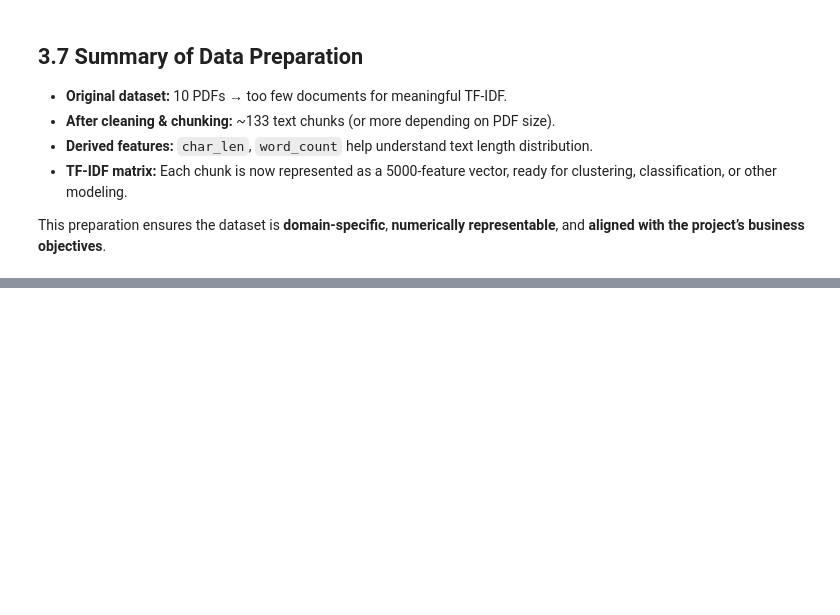
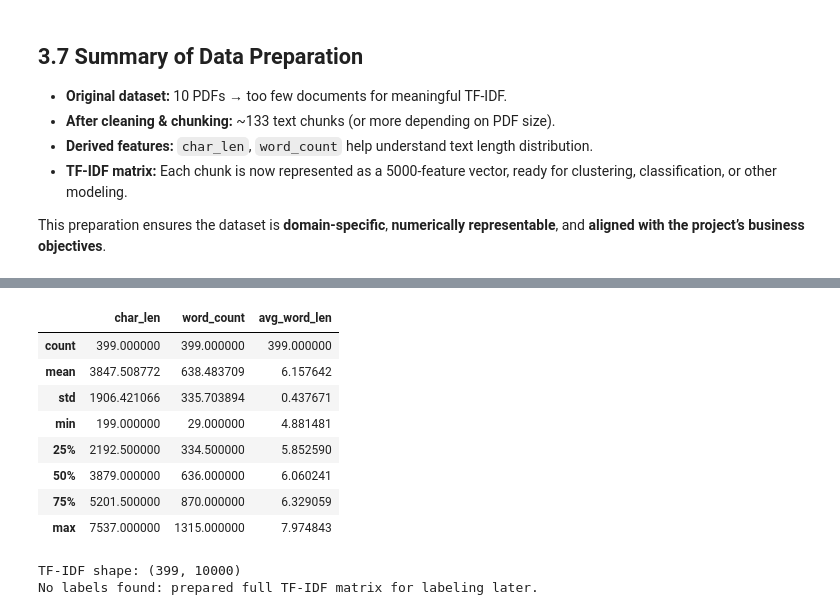
Before and after one commit to M0M0-M/csc4792-project_team_28, a Jupyter notebook: csc4792_project_team_28-notebook.ipynb, the cells around one changed output, grey strips where cells are left out. Saved outputs shown, nothing was run; the diff lists cells and outputs as text; code cells hidden in the pictures; blank space fills up the shorter version.

```diff
--- a/csc4792_project_team_28-notebook.ipynb
+++ b/csc4792_project_team_28-notebook.ipynb
@@ -584,0 +857,38 @@ This preparation ensures the dataset is **domain-specific**, **numerically repre
+# %%
+# [DP] 3.4 Feature Engineering
+# Features already added during cleaning: char_len, word_count
+# Additional features: average word length
+
+df_clean["avg_word_len"] = df_clean["char_len"] / df_clean["word_count"]
+
+# Inspect features
+df_clean[["char_len", "word_count", "avg_word_len"]].describe()
+# %% [output]
+|  | char_len | word_count | avg_word_len |
+| count | 399.000000 | 399.000000 | 399.000000 |
+| mean | 3847.508772 | 638.483709 | 6.157642 |
+| std | 1906.421066 | 335.703894 | 0.437671 |
+| min | 199.000000 | 29.000000 | 4.881481 |
+| 25% | 2192.500000 | 334.500000 | 5.852590 |
+| 50% | 3879.000000 | 636.000000 | 6.060241 |
+| 75% | 5201.500000 | 870.000000 | 6.329059 |
+| max | 7537.000000 | 1315.000000 | 7.974843 |
+# %%
+# [DP] 3.5 Data Transformation
+# Prepare text for modeling (TF-IDF vectorization)
+
+from sklearn.feature_extraction.text import TfidfVectorizer
+
+vectorizer = TfidfVectorizer(
+    max_features=10000,      # limit features to 10k most frequent terms
+    lowercase=True,
+    stop_words="english"
+)
+
+tfidf_matrix = vectorizer.fit_transform(df_clean["text_clean"])
+
+print("TF-IDF shape:", tfidf_matrix.shape)
+print("No labels found: prepared full TF-IDF matrix for labeling later.")
+# %% [output]
+TF-IDF shape: (399, 10000)
+No labels found: prepared full TF-IDF matrix for labeling later.
```
Also changed, not shown: parts of 13 cells of this notebook, 4 other files.
